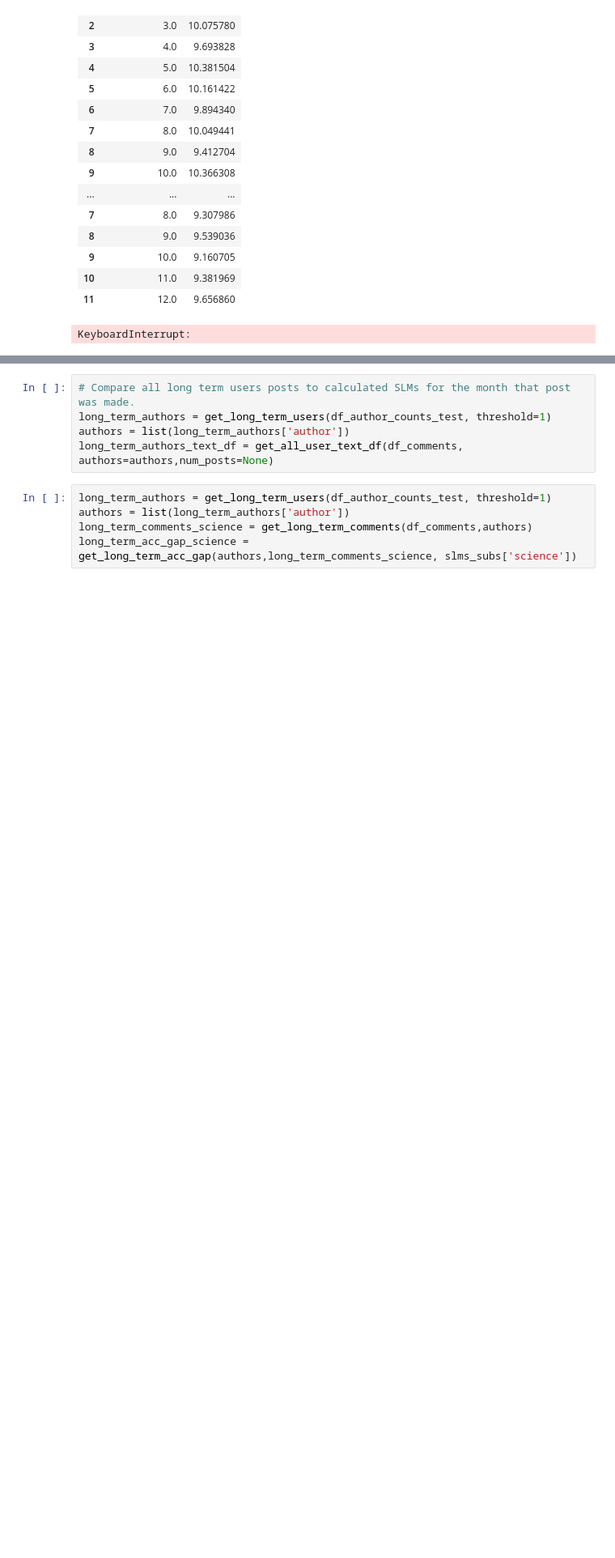
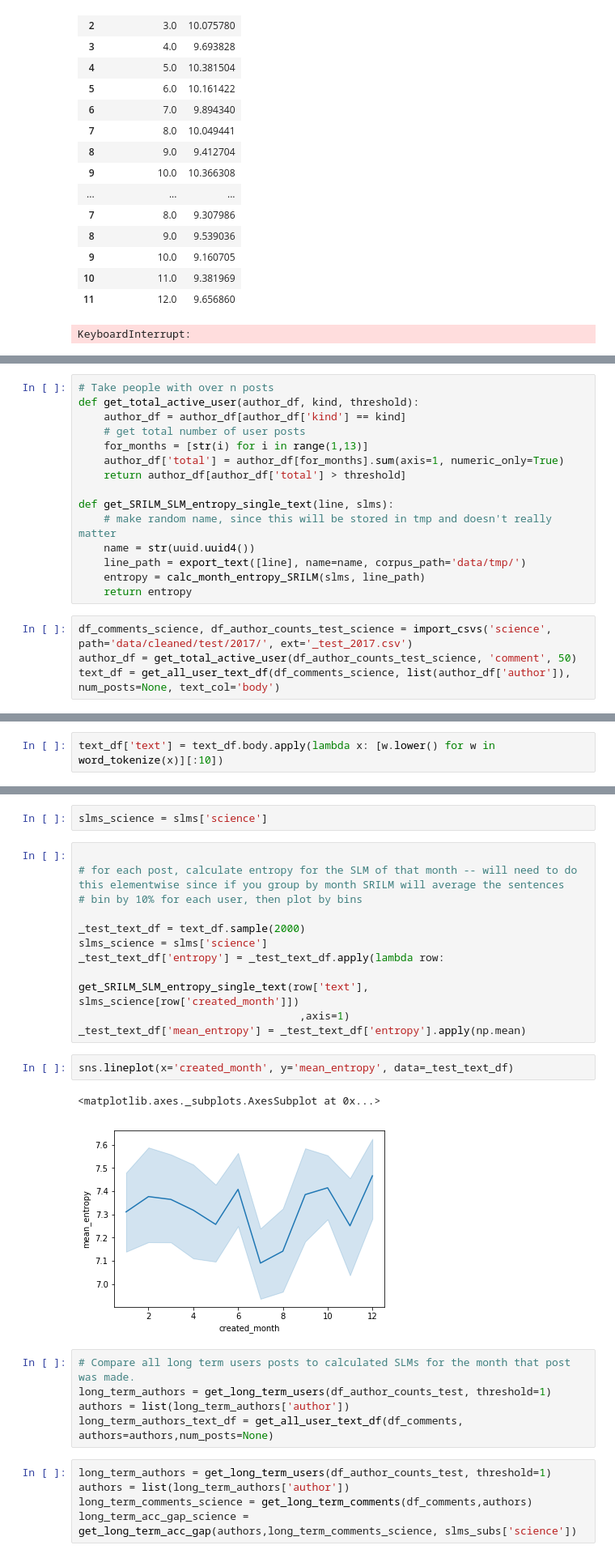
Before and after one commit to talaugust/rscience_language, a Jupyter notebook: Reddit/user_lifecycle.ipynb, the cells around one changed output, grey strips where cells are left out. Shown at 81% size. Drawn from its saved outputs; the diff is of its cells as text; blank space fills up the shorter version.

```diff
--- a/Reddit/user_lifecycle.ipynb
+++ b/Reddit/user_lifecycle.ipynb
@@ -337,0 +358,19 @@ KeyboardInterrupt:
+# %%
+# Take people with over n posts
+def get_total_active_user(author_df, kind, threshold):
+    author_df = author_df[author_df['kind'] == kind]
+    # get total number of user posts
+    for_months = [str(i) for i in range(1,13)]
+    author_df['total'] = author_df[for_months].sum(axis=1, numeric_only=True)
+    return author_df[author_df['total'] > threshold]
+
+def get_SRILM_SLM_entropy_single_text(line, slms):
+    # make random name, since this will be stored in tmp and doesn't really matter
+    name = str(uuid.uuid4())
+    line_path = export_text([line], name=name, corpus_path='data/tmp/')
+    entropy = calc_month_entropy_SRILM(slms, line_path)
+    return entropy
+# %%
+df_comments_science, df_author_counts_test_science = import_csvs('science', path='data/cleaned/test/2017/', ext='_test_2017.csv')
+author_df = get_total_active_user(df_author_counts_test_science, 'comment', 50)
+text_df = get_all_user_text_df(df_comments_science, list(author_df['author']), num_posts=None, text_col='body')
@@ -337,0 +384,2 @@ KeyboardInterrupt:
+# %%
+text_df['text'] = text_df.body.apply(lambda x: [w.lower() for w in word_tokenize(x)][:10])
@@ -338,3 +392,21 @@ KeyboardInterrupt:
+# %%
+slms_science = slms['science']
+# %%
+
+# for each post, calculate entropy for the SLM of that month -- will need to do this elementwise since if you group by month SRILM will average the sentences
+# bin by 10% for each user, then plot by bins
+
+_test_text_df = text_df.sample(2000)
+slms_science = slms['science']
+_test_text_df['entropy'] = _test_text_df.apply(lambda row:
+                                   get_SRILM_SLM_entropy_single_text(row['text'], slms_science[row['created_month']])
+                                   ,axis=1)
+_test_text_df['mean_entropy'] = _test_text_df['entropy'].apply(np.mean)
+# %%
+sns.lineplot(x='created_month', y='mean_entropy', data=_test_text_df)
+# %% [output]
+<matplotlib.axes._subplots.AxesSubplot at 0x...>
+[figure, added]
 # %%
 # Compare all long term users posts to calculated SLMs for the month that post was made.
 long_term_authors = get_long_term_users(df_author_counts_test, threshold=1)
```
Also changed, not shown: parts of 21 cells of this notebook, 10 other files.
